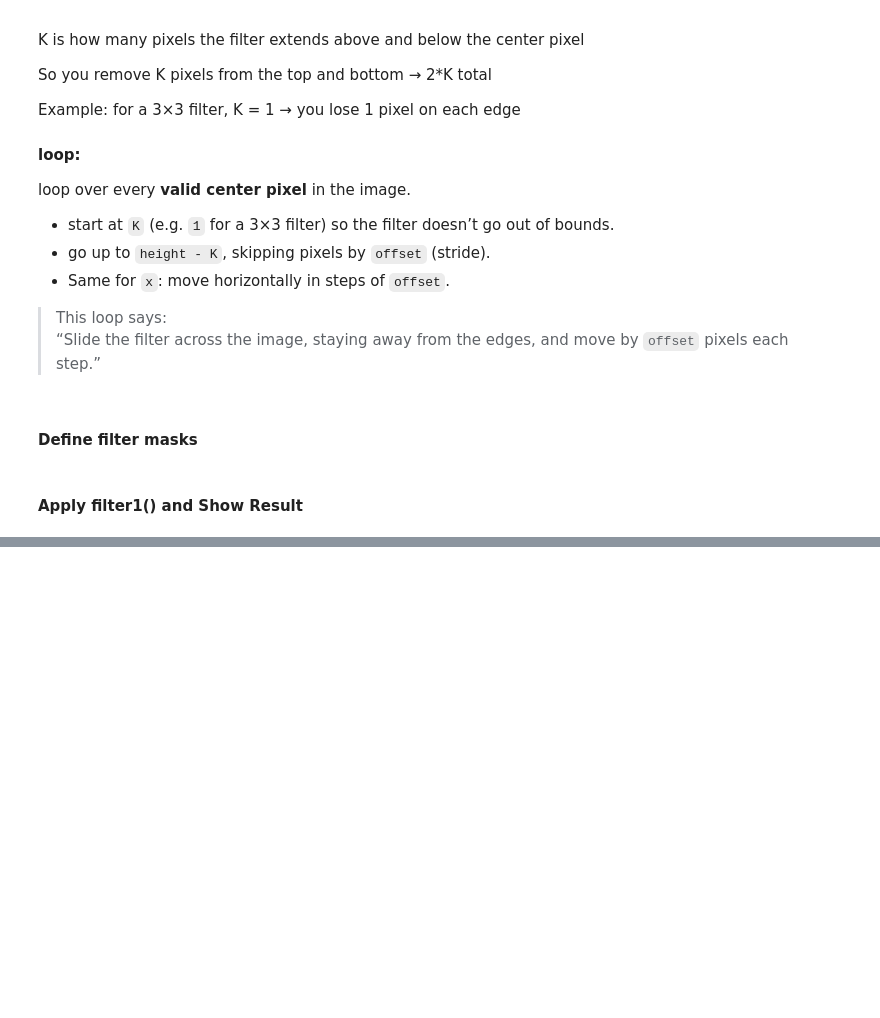
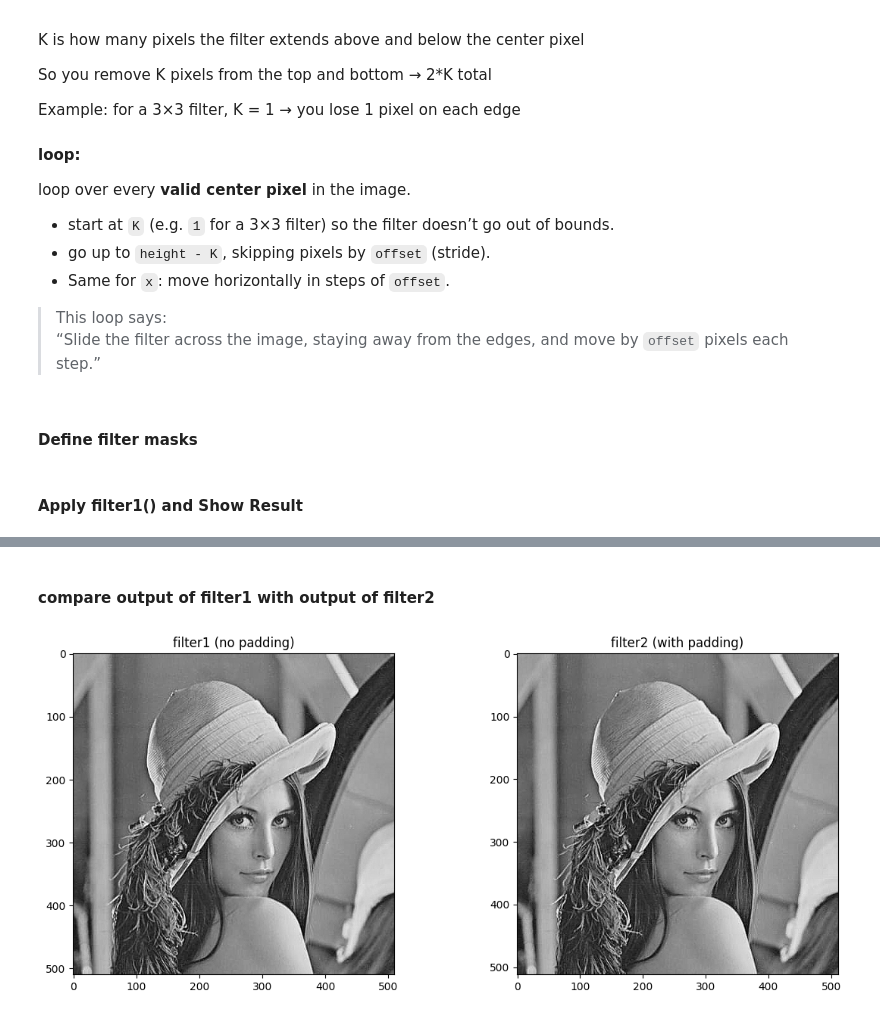
Before and after one commit to AhmedZ41/2DCV-Tasks, a Jupyter notebook: 3.Aufgabe/aufgabe3.ipynb, the cells around one changed output, grey strips where cells are left out. Drawn from its saved outputs; the diff is of its cells as text; code cells hidden in the pictures; blank space fills up the shorter version.

```diff
--- a/3.Aufgabe/aufgabe3.ipynb
+++ b/3.Aufgabe/aufgabe3.ipynb
@@ -124,0 +216,17 @@ plt.show()
+# %% [markdown]
+#### compare output of filter1 with output of filter2
+# %%
+plt.figure(figsize=(12, 5))
+
+plt.subplot(1, 2, 1)
+plt.imshow(img1_out, cmap='gray')
+plt.title("filter1 (no padding)")
+
+plt.subplot(1, 2, 2)
+plt.imshow(img2_out, cmap='gray')
+plt.title("filter2 (with padding)")
+
+plt.tight_layout()
+plt.show()
+# %% [output]
+[figure, added]
```
Also changed, not shown: parts of 13 cells of this notebook.
